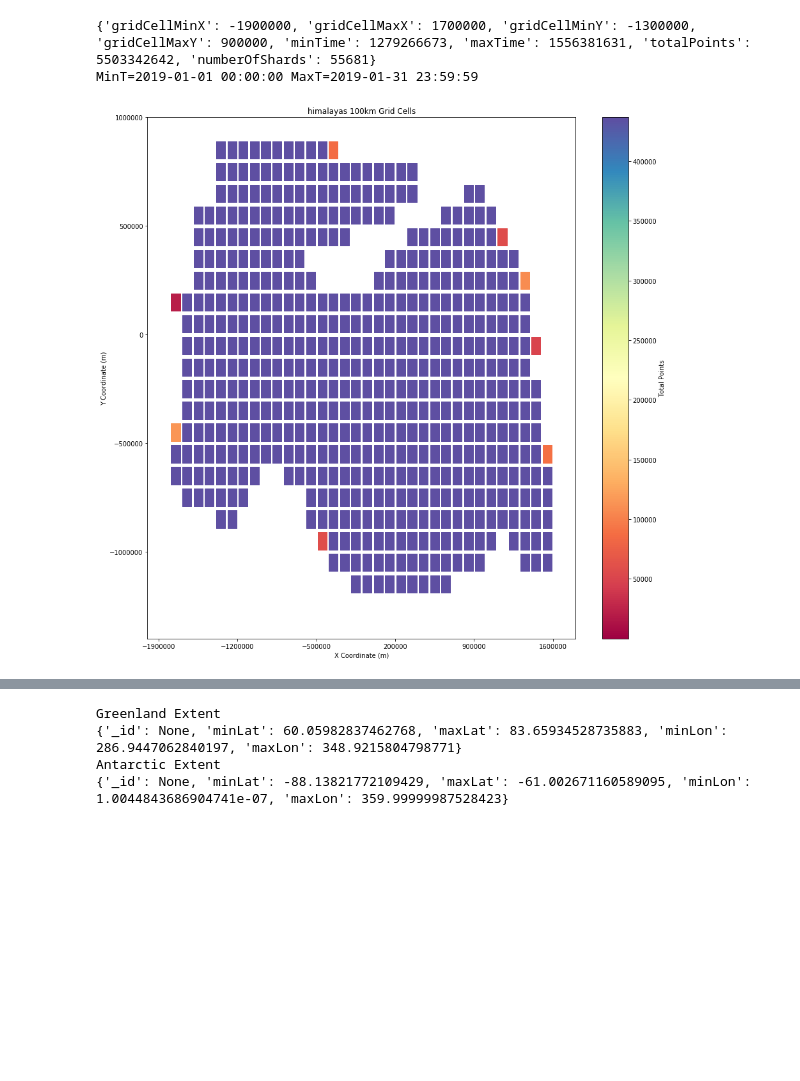
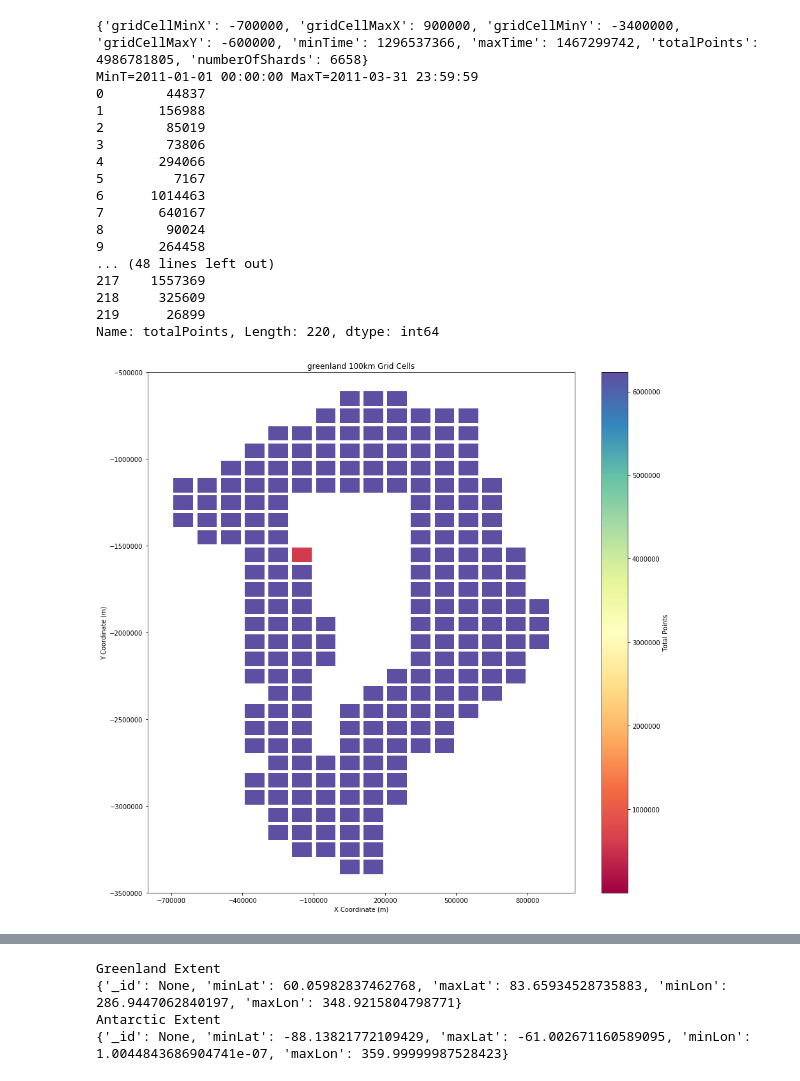
Before and after one commit to whigg/malard, a Jupyter notebook: python/cryotempo/PlottingGridCells.ipynb, the cells around one changed output, grey strips where cells are left out. Drawn from its saved outputs; the diff is of its cells as text; code cells hidden in the pictures; blank space fills up the shorter version.

```diff
--- a/python/cryotempo/PlottingGridCells.ipynb
+++ b/python/cryotempo/PlottingGridCells.ipynb
@@ -43,8 +43,8 @@ def generateGridCellImage( parentDataSet, dataSet, region, size = 15 ):
     maxX = bbox['gridCellMaxX']
     minY = bbox['gridCellMinY']
     maxY = bbox['gridCellMaxY']
-    minT = datetime(2019,1,1,0,0,0)#datetime.fromtimestamp( bbox['minTime'] )
-    maxT = datetime(2019,1,31,23,59,59)#datetime.fromtimestamp( bbox['maxTime'] )
+    minT = datetime(2011,1,1,0,0,0)#datetime.fromtimestamp( bbox['minTime'] )
+    maxT = datetime(2011,3,31,23,59,59)#datetime.fromtimestamp( bbox['maxTime'] )
 
     print("MinT={} MaxT={}".format(minT, maxT) )
 
@@ -58,6 +58,8 @@ def generateGridCellImage( parentDataSet, dataSet, region, size = 15 ):
 
     cmap = plt.get_cmap('Spectral')
     colors = cmap(df['totalPoints'])
+
+    print(df['totalPoints'])
 
     ax = fig.add_subplot(111, xlim=(minX - offset, maxX + offset), ylim=(minY - offset, maxY + offset))
     ax.set_title('{} 100km Grid Cells'.format(region))
@@ -88,23 +90,39 @@ def generateGridCellImage( parentDataSet, dataSet, region, size = 15 ):
     return fig
 # %%
 
-parentDs = 'mtngla'
-dataSet = 'tdx2'
-region='himalayas'
+parentDs = 'cryotempo'
+dataSet = 'GRIS_BaselineC_Q2'
+region='greenland'
 
-mtngla = generateGridCellImage(parentDs,dataSet,region)
+#mtngla = generateGridCellImage(parentDs,dataSet,region)
+#mtngla.savefig('greenland2.png')
 
-#resG = generateGridCellImage('cryotempo','GRIS_BaseC_Q2','greenland')
+resG = generateGridCellImage('cryotempo','GRIS_BaselineC_Q2','greenland')
 #resG.savefig('greenland_2011.png')
 
 #resA = generateGridCellImage('cryotempo','AIS_BaselineC_FilteredPC','antarctic')
 #resA.savefig('antarctic_2011.png')
 
 #oibG = generateGridCellImage('cryotempo','oib','greenland')
 # %% [output]
-{'gridCellMinX': -1900000, 'gridCellMaxX': 1700000, 'gridCellMinY': -1300000, 'gridCellMaxY': 900000, 'minTime': 1279266673, 'maxTime': 1556381631, 'totalPoints': 5503342642, 'numberOfShards': 55681}
-MinT=2019-01-01 00:00:00 MaxT=2019-01-31 23:59:59
+{'gridCellMinX': -700000, 'gridCellMaxX': 900000, 'gridCellMinY': -3400000, 'gridCellMaxY': -600000, 'minTime': 1296537366, 'maxTime': 1467299742, 'totalPoints': 4986781805, 'numberOfShards': 6658}
+MinT=2011-01-01 00:00:00 MaxT=2011-03-31 23:59:59
+0        44837
+1       156988
+2        85019
+3        73806
+4       294066
+5         7167
+6      1014463
+7       640167
+8        90024
+9       264458
+... (48 lines left out)
+217    1557369
+218     325609
+219      26899
+Name: totalPoints, Length: 220, dtype: int64
-[figure, old version]
+[figure, new version]
 # %%
 dir(type(ax))
 # %% [output]
```
Also changed, not shown: 3 other files.
